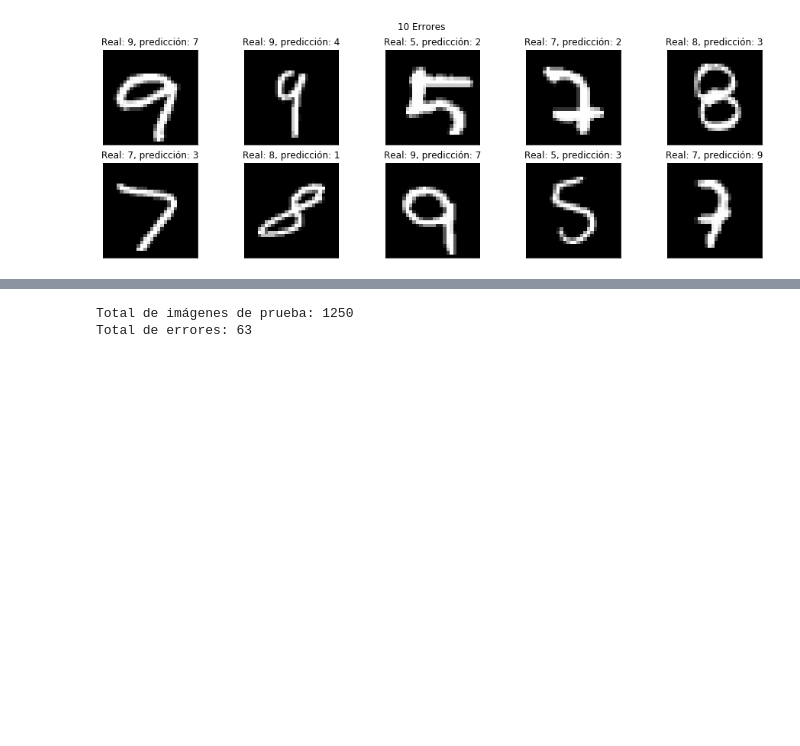
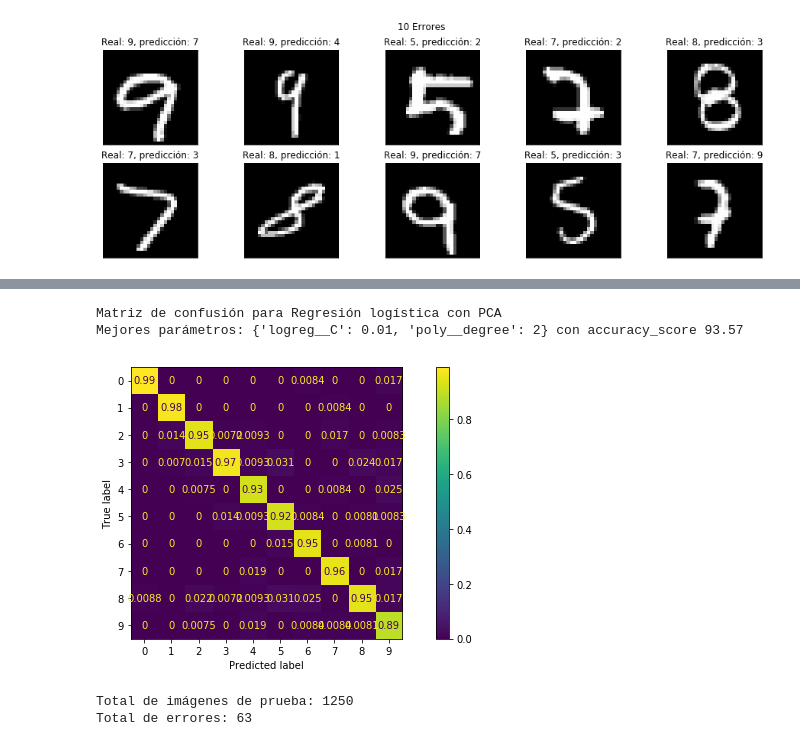
Before and after one commit to cazdlt/MLPython, a Jupyter notebook: clasificadores.ipynb, the cells around one changed output, grey strips where cells are left out. Cells and saved outputs as stored; diff of their text form; code cells hidden in the pictures; blank space fills up the shorter version.

```diff
--- a/clasificadores.ipynb
+++ b/clasificadores.ipynb
@@ -230,3 +232,14 @@ Mejores parámetros: {'logreg__C': 0.01, 'poly__degree': 2} con accuracy_score 9
+# %%
+plt.figure(figsize=(12,5))
+ax=plt.axes()
+metrics.plot_confusion_matrix(search_lr_pca,Xpca_test,y_test,normalize="pred",ax=ax)
+
+print("Matriz de confusión para Regresión logística con PCA")
+print(f"Mejores parámetros: {search_lr_pca.best_params_} con accuracy_score {100*search_lr_pca.best_score_:.2f}")
+# %% [output]
+Matriz de confusión para Regresión logística con PCA
+Mejores parámetros: {'logreg__C': 0.01, 'poly__degree': 2} con accuracy_score 93.57
+[figure, added]
 # %%
 #Graficar las predicciones incorrectas
 y_pred=search_lr_pca.predict(Xpca_test)
```
Also changed, not shown: parts of 8 cells of this notebook.
